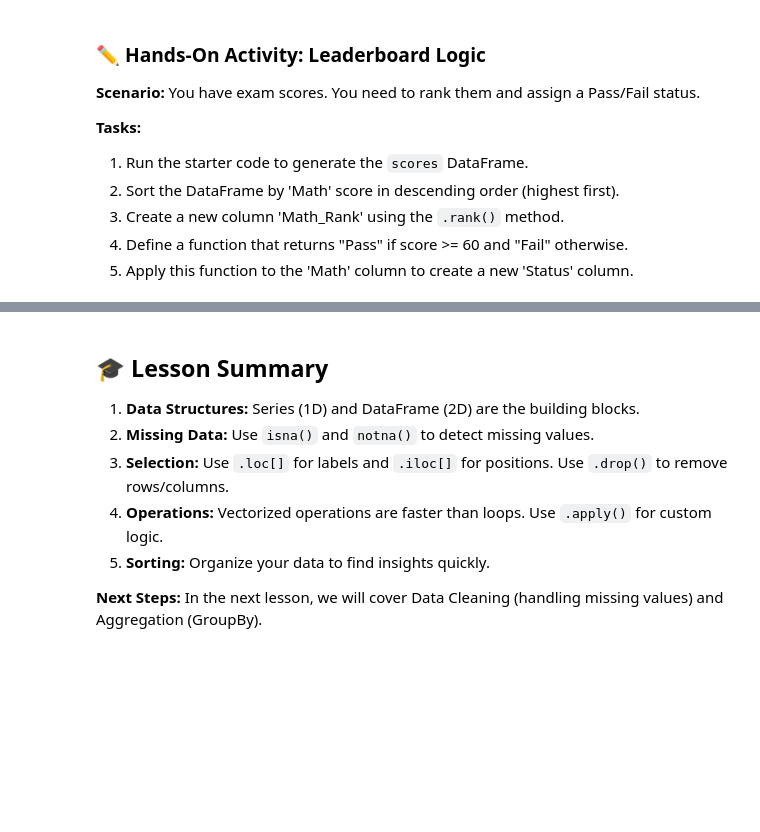
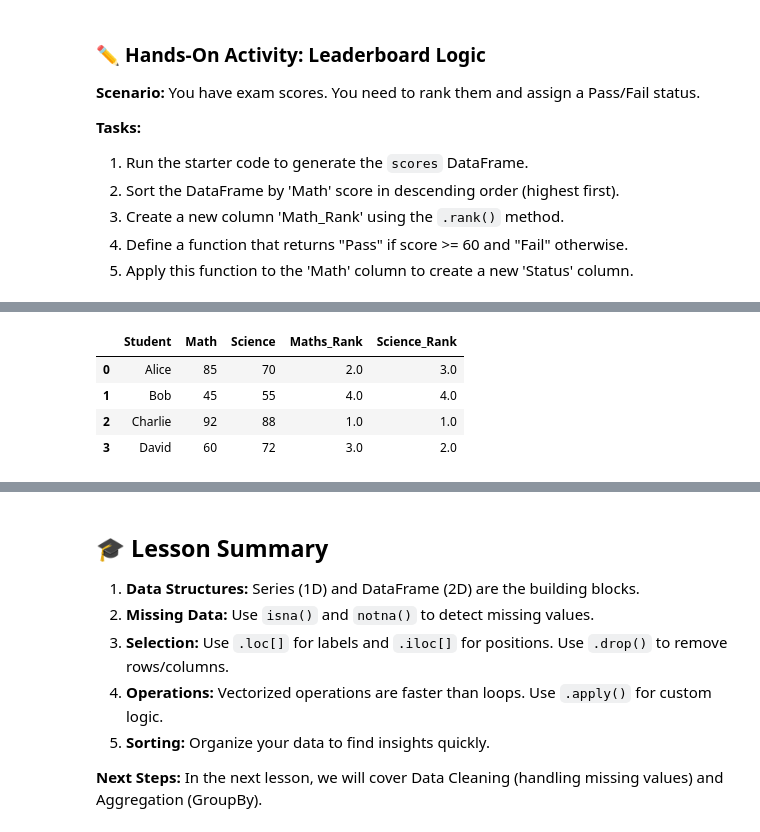
Before and after one commit to fredchan23/6m-data-1.7-intro-pandas, a Jupyter notebook: notebooks/pandas_lesson.ipynb, the cells around one changed output, grey strips where cells are left out. Cells and saved outputs as stored; diff of their text form; code cells hidden in the pictures; blank space fills up the shorter version.

```diff
--- a/notebooks/pandas_lesson.ipynb
+++ b/notebooks/pandas_lesson.ipynb
@@ -291,0 +444,12 @@ scores = pd.DataFrame({
+# %%
+#3 Create a new column 'Maths_Rank' using rank() method
+scores['Maths_Rank'] = scores['Math'].rank(ascending=False)
+#3a Create a new column 'Science_Rank' using rank() method
+scores['Science_Rank'] = scores['Science'].rank(ascending=False)
+scores
+# %% [output]
+|  | Student | Math | Science | Maths_Rank | Science_Rank |
+| 0 | Alice | 85 | 70 | 2.0 | 3.0 |
+| 1 | Bob | 45 | 55 | 4.0 | 4.0 |
+| 2 | Charlie | 92 | 88 | 1.0 | 1.0 |
+| 3 | David | 60 | 72 | 3.0 | 2.0 |
```
Also changed, not shown: parts of 23 cells of this notebook, 2 other files.
